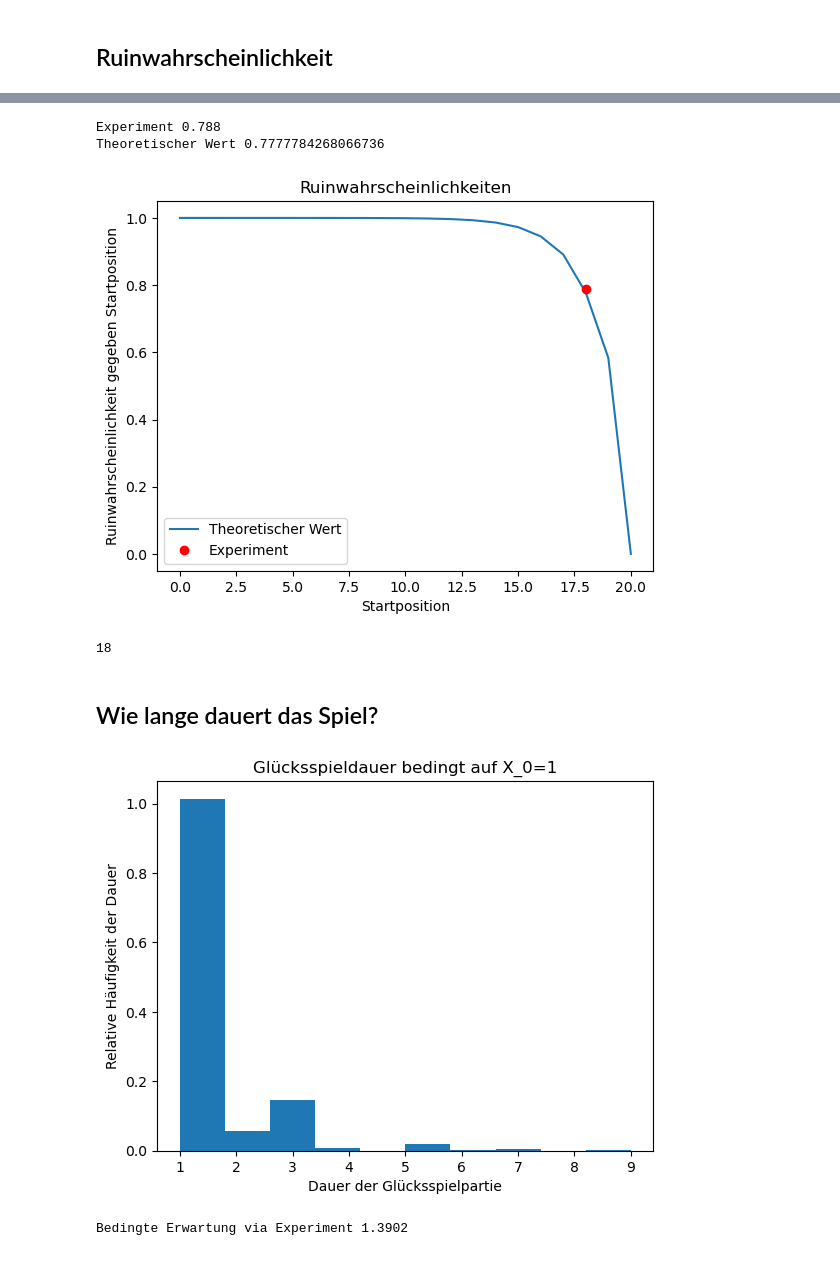
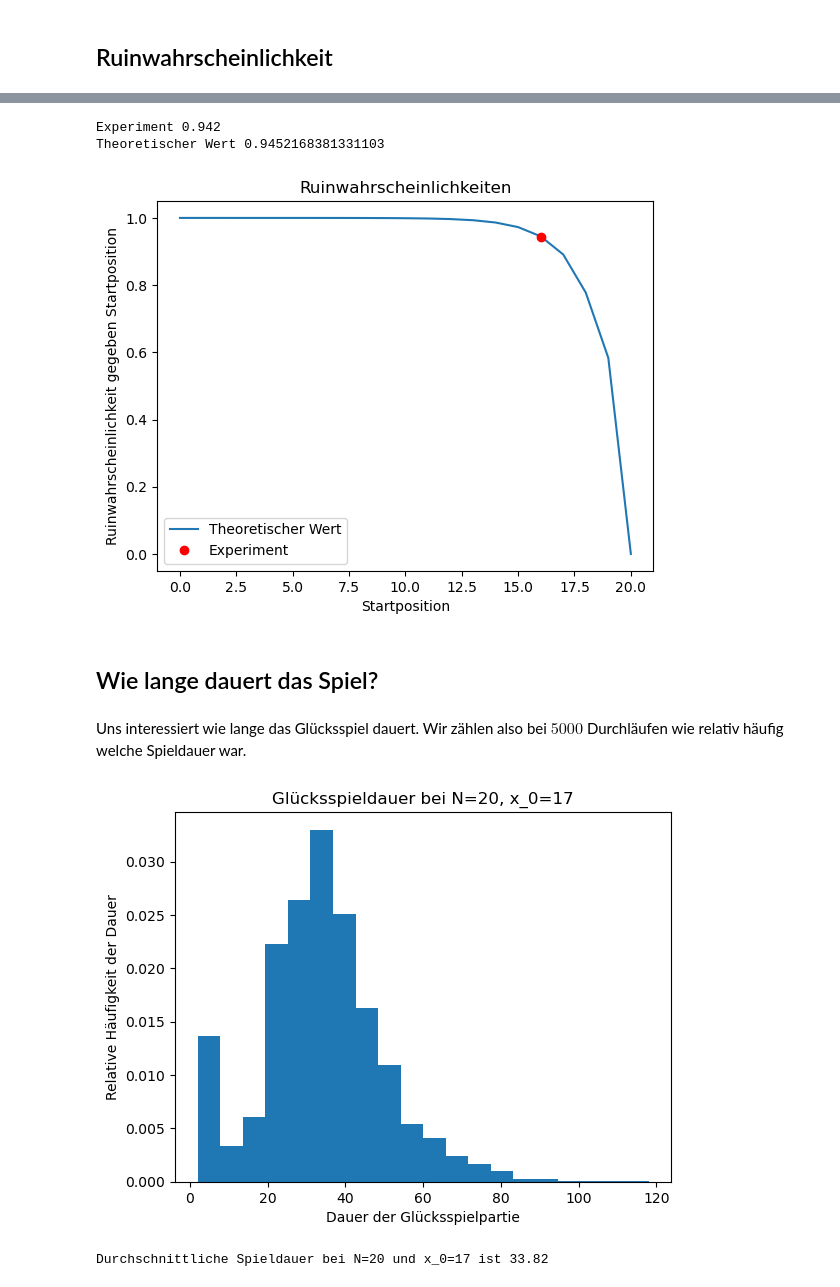
Before and after one commit to FlorianBechtold/Stochastik-II, a Jupyter notebook: Gluecksspiel.ipynb, the cells around one changed output, grey strips where cells are left out. Saved outputs shown, nothing was run; the diff lists cells and outputs as text; code cells hidden in the pictures.

```diff
--- a/Gluecksspiel.ipynb
+++ b/Gluecksspiel.ipynb
@@ -10,9 +21,10 @@ import random
 # %%
 p=1/16
-
 values = [2, 1, -1]
 probabilities = [p, 3*p, 1-4*p]
-
+N=20
+x0=18
+n=80
 
 def path(n, x0, N):
     x=[x0]
@@ -29,10 +41,10 @@ def path(n, x0, N):
 
 # Einige Male eine Realisierung durchspielen und plotten
 for i in range(15):
-    plt.plot(path(80, 18, 20))
+    plt.plot(path(n=n, x0=x0, N=N))
 
 plt.xlabel('Zeit im Glücksspiel')
-plt.ylabel('Aktuelles Kapital')
-plt.title('Realisierungen des Glückspiels')
+plt.ylabel('Aktuelles Kapital Spieler A')
+plt.title(f'Realisierungen des Glückspiels (N={N}, x_0={x0})')
 plt.show()
 # %% [output]
@@ -42,11 +56,11 @@ plt.show()
 # %%
 #Bei einer gegeben Zahl an Durchläufen, zähle wie häufig wir ins Verlustszenario kommen
 loss=0
-k=18
+x0=16
 N=20
 m=1000
 for i in range(m):
-    x=path(200, k, N)
+    x=path(200, x0, N)
     if x[-1]==0:
         loss=loss+1
     else:
@@ -54,11 +68,8 @@ for i in range(m):
 
 print('Experiment', loss/m)
 
-# Theoretisch berechnet
-
-
-
-fl=(-8*(-6)**N+7*(-3)**N*2**k+(-6)**k)/(1+7*(-3)**N-8*(-6)**N)
+# Theoretisch berechnet in Hausaufgabe
+fl=(-8*(-6)**N+7*(-3)**N*2**x0+(-6)**x0)/(1+7*(-3)**N-8*(-6)**N)
 print('Theoretischer Wert', fl)
 f=np.zeros(N+1)
 for i in range(N+1):
@@ -66,42 +77,46 @@ for i in range(N+1):
     f[i]=(-8*(-6)**N+7*(-3)**N*2**i+(-6)**i)/(1+7*(-3)**N-8*(-6)**N)
 
 plt.plot(range(N+1), f, label='Theoretischer Wert')
-plt.plot(k, loss/m, 'ro', label='Experiment')
+plt.plot(x0, loss/m, 'ro', label='Experiment')
 plt.xlabel('Startposition')
 plt.ylabel('Ruinwahrscheinlichkeit gegeben Startposition')
 plt.title('Ruinwahrscheinlichkeiten')
 plt.legend()
 plt.show()
-print(k)
 # %% [output]
-Experiment 0.788
-Theoretischer Wert 0.7777784268066736
+Experiment 0.942
+Theoretischer Wert 0.9452168381331103
-[figure, old version]
+[figure, new version]
-18
 # %% [markdown]
 ## Wie lange dauert das Spiel?
+# %% [markdown]
+Uns interessiert wie lange das Glücksspiel dauert. Wir zählen also bei $5000$ Durchläufen wie relativ häufig welche Spieldauer war.
 # %%
 #Anfangskapital
-k=1
+x0=17
+#Gesamtkapital
+N=20
+#Zähle an welcher Stelle das Spiel endet
 def first_special_index(x):
     for i, val in enumerate(x):
-        if val in (0, 3, 4):
+        if val in (0, N, N+1):
             return i
     return None
 
 
 stop=np.zeros(5000)
 for i in range(5000):
-    x=path(10, k, 3)
+    x=path(200, x0, N)
     stop[i]=first_special_index(x)
 
-plt.hist(stop,  density=True)
+
+plt.hist(stop,  density=True, bins=20)
 plt.xlabel('Dauer der Glücksspielpartie')
 plt.ylabel('Relative Häufigkeit der Dauer')
-plt.title(f'Glücksspieldauer bedingt auf X_0={k}')
+plt.title(f'Glücksspieldauer bei N={N}, x_0={x0}')
 plt.show()
 
-print('Bedingte Erwartung via Experiment', np.mean(stop))
+print(f'Durchschnittliche Spieldauer bei N={N} und x_0={x0} ist {round(np.mean(stop), 2)}')
 # %% [output]
-[figure, old version]
+[figure, new version]
-Bedingte Erwartung via Experiment 1.3902
+Durchschnittliche Spieldauer bei N=20 und x_0=17 ist 33.82
```
Also changed, not shown: parts of 7 cells of this notebook, 5 other files.
